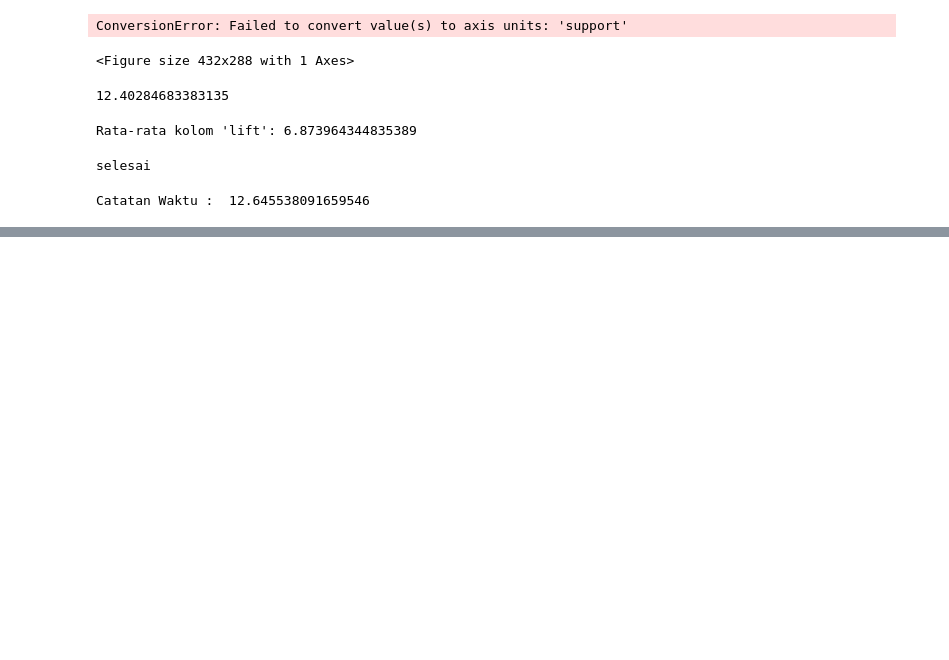
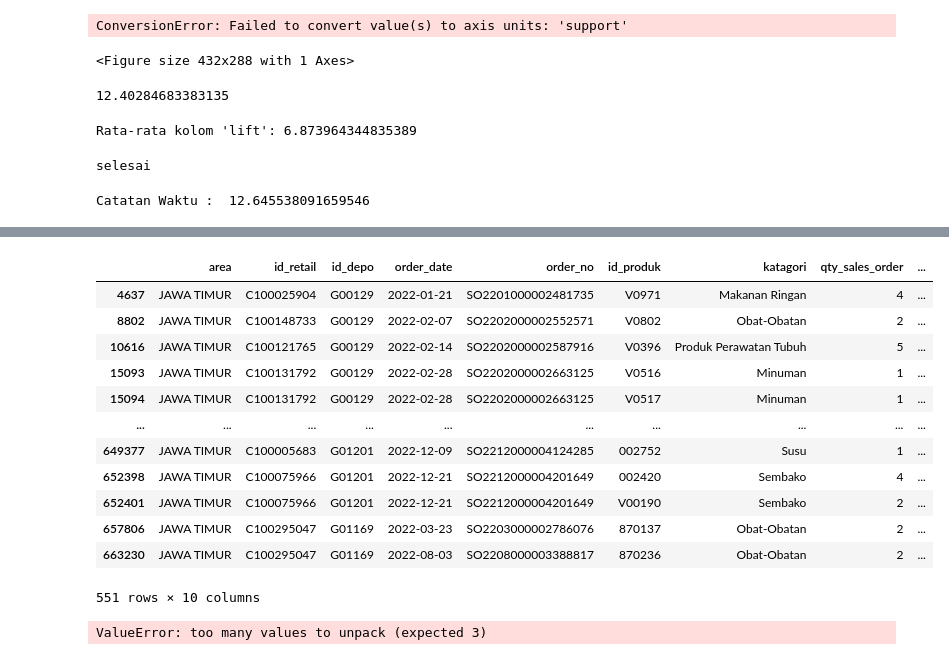
Before and after one commit to rifqiazizm/fpgrowth-bat, a Jupyter notebook: FP GROWTH.ipynb, the cells around one changed output, grey strips where cells are left out. Drawn from its saved outputs; the diff is of its cells as text; code cells hidden in the pictures; blank space fills up the shorter version.

```diff
--- a/FP GROWTH.ipynb
+++ b/FP GROWTH.ipynb
@@ -554,0 +575,16 @@ Catatan Waktu :  12.645538091659546
+# %%
+df.groupby('id_produk').filter(lambda x: len(x) < 2)
+# %% [output]
+|  | area | id_retail | id_depo | order_date | order_no | id_produk | katagori | qty_sales_order | ... |
+| 4637 | JAWA TIMUR | C100025904 | G00129 | 2022-01-21 | SO2201000002481735 | V0971 | Makanan Ringan | 4 | ... |
+| 8802 | JAWA TIMUR | C100148733 | G00129 | 2022-02-07 | SO2202000002552571 | V0802 | Obat-Obatan | 2 | ... |
+| 10616 | JAWA TIMUR | C100121765 | G00129 | 2022-02-14 | SO2202000002587916 | V0396 | Produk Perawatan Tubuh | 5 | ... |
+| 15093 | JAWA TIMUR | C100131792 | G00129 | 2022-02-28 | SO2202000002663125 | V0516 | Minuman | 1 | ... |
+| 15094 | JAWA TIMUR | C100131792 | G00129 | 2022-02-28 | SO2202000002663125 | V0517 | Minuman | 1 | ... |
+| ... | ... | ... | ... | ... | ... | ... | ... | ... | ... |
+| 649377 | JAWA TIMUR | C100005683 | G01201 | 2022-12-09 | SO2212000004124285 | 002752 | Susu | 1 | ... |
+| 652398 | JAWA TIMUR | C100075966 | G01201 | 2022-12-21 | SO2212000004201649 | 002420 | Sembako | 4 | ... |
+| 652401 | JAWA TIMUR | C100075966 | G01201 | 2022-12-21 | SO2212000004201649 | V00190 | Sembako | 2 | ... |
+| 657806 | JAWA TIMUR | C100295047 | G01169 | 2022-03-23 | SO2203000002786076 | 870137 | Obat-Obatan | 2 | ... |
+| 663230 | JAWA TIMUR | C100295047 | G01169 | 2022-08-03 | SO2208000003388817 | 870236 | Obat-Obatan | 2 | ... |
+551 rows × 10 columns
@@ -555,3 +606,7 @@ Catatan Waktu :  12.645538091659546
+# %%
+bundle_products(rule_FPGROWTH,lowSales,highSales)
+# %% [output]
+ValueError: too many values to unpack (expected 3)
 # %%
 rule_FPGROWTH
 # %% [output]
```
Also changed, not shown: parts of 18 cells of this notebook.
